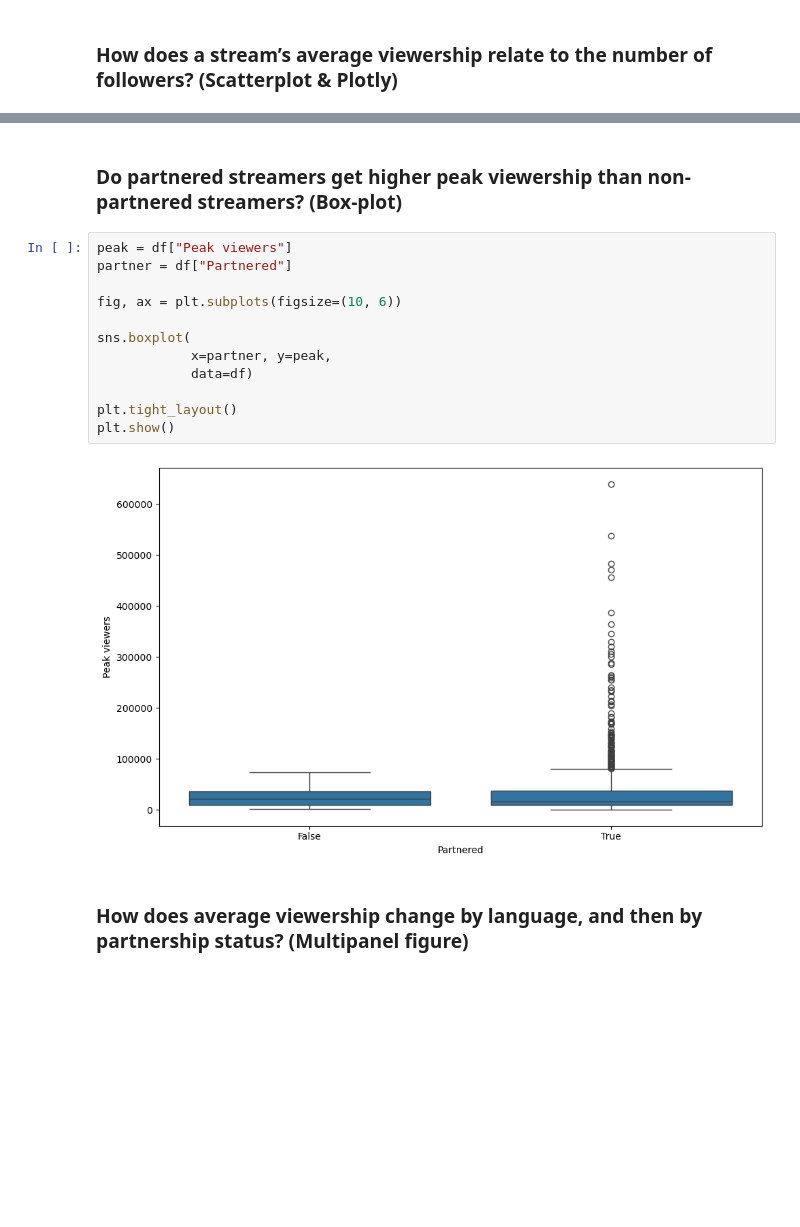
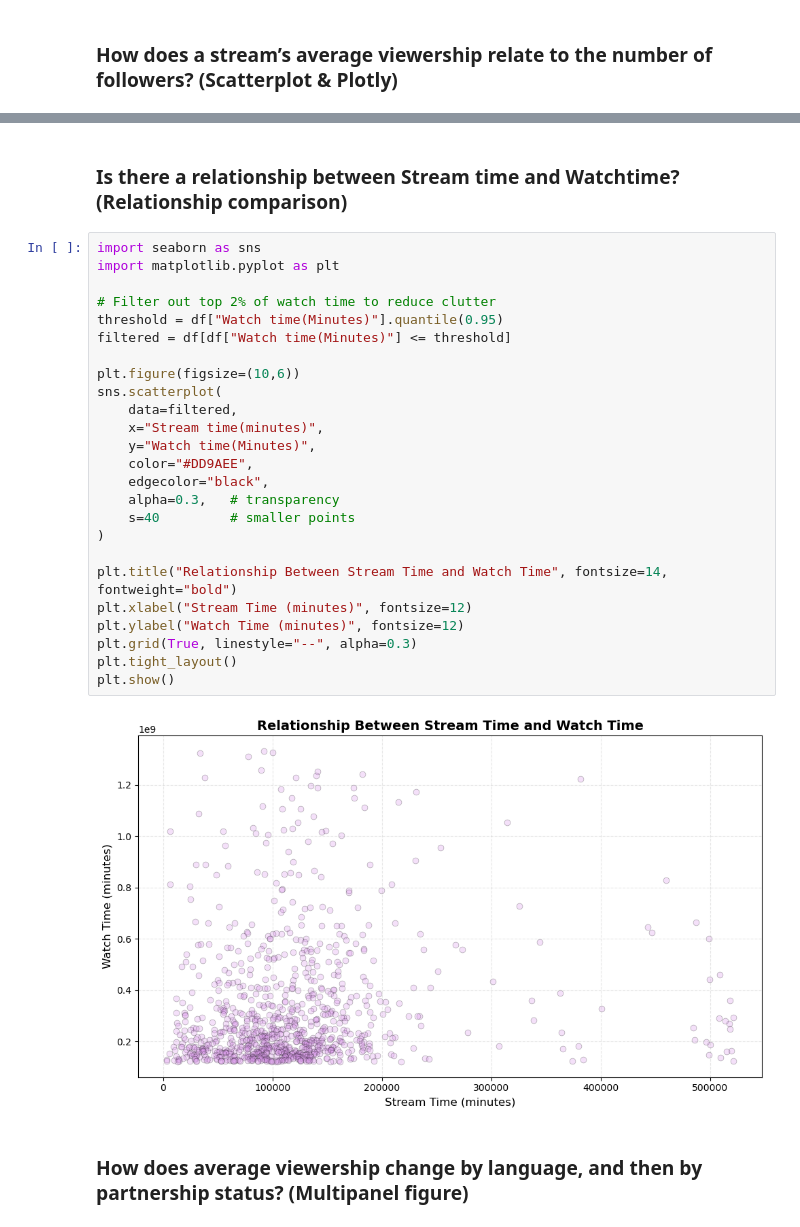
Before and after one commit to IT2053C-Gilany/final-project-martinbv99, a Jupyter notebook: final-projectMartinez.ipynb, the cells around one changed output, grey strips where cells are left out. Cells and saved outputs as stored; diff of their text form; blank space fills up the shorter version.

```diff
--- a/final-projectMartinez.ipynb
+++ b/final-projectMartinez.ipynb
@@ -168,18 +182,31 @@ plt.show()
 # %% [markdown]
-### Do partnered streamers get higher peak viewership than non-partnered streamers? (Box-plot)
+### Is there a relationship between Stream time and Watchtime? (Relationship comparison)
-# %%
-peak = df["Peak viewers"]
-partner = df["Partnered"]
-
-fig, ax = plt.subplots(figsize=(10, 6))
-
-sns.boxplot(
-            x=partner, y=peak,
-            data=df)
-
-plt.tight_layout()
-plt.show()
-# %% [output]
-[figure, removed]
+# %%
+import seaborn as sns
+import matplotlib.pyplot as plt
+
+# Filter out top 2% of watch time to reduce clutter
+threshold = df["Watch time(Minutes)"].quantile(0.95)
+filtered = df[df["Watch time(Minutes)"] <= threshold]
+
+plt.figure(figsize=(10,6))
+sns.scatterplot(
+    data=filtered,
+    x="Stream time(minutes)",
+    y="Watch time(Minutes)",
+    color="#DD9AEE",
+    edgecolor="black",
+    alpha=0.3,   # transparency
+    s=40         # smaller points
+)
+
+plt.title("Relationship Between Stream Time and Watch Time", fontsize=14, fontweight="bold")
+plt.xlabel("Stream Time (minutes)", fontsize=12)
+plt.ylabel("Watch Time (minutes)", fontsize=12)
+plt.grid(True, linestyle="--", alpha=0.3)
+plt.tight_layout()
+plt.show()
+# %% [output]
+[figure, added]
 # %% [markdown]
 ### How does average viewership change by language, and then by partnership status? (Multipanel figure)
```
Also changed, not shown: parts of 7 cells of this notebook.
